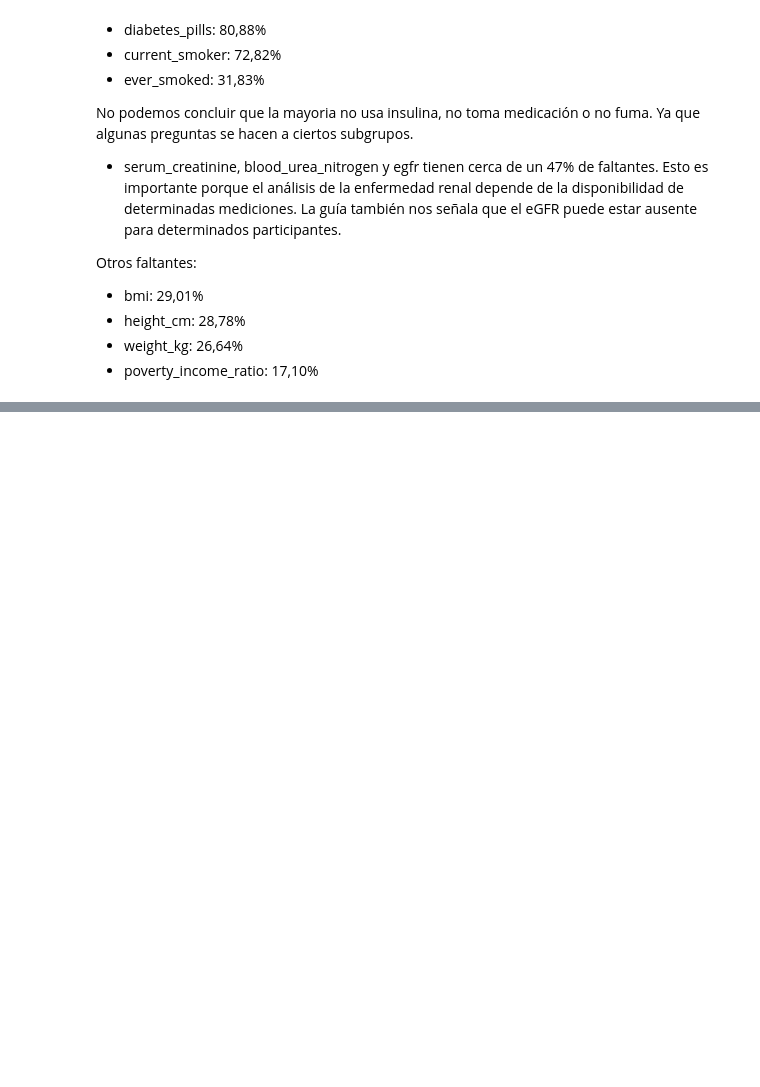
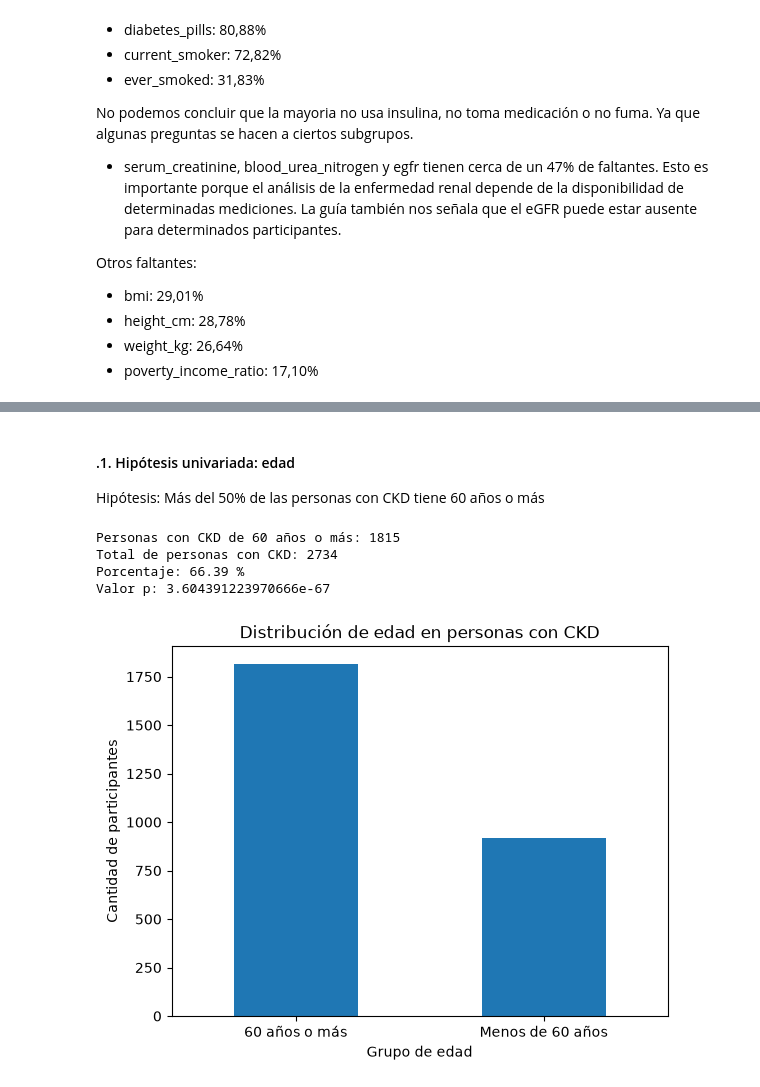
Before and after one commit to cnajurieta/TPEspecial-Fundamentos, a Jupyter notebook: TP_Especial_CKD_NHANES.ipynb, the cells around one changed output, grey strips where cells are left out. Drawn from its saved outputs; the diff is of its cells as text; code cells hidden in the pictures; blank space fills up the shorter version.

```diff
--- a/TP_Especial_CKD_NHANES.ipynb
+++ b/TP_Especial_CKD_NHANES.ipynb
@@ -515,0 +701,20 @@ Otros faltantes:
+# %%
+# Creamos una variable binaria para identificar la presencia de CKD
+
+df_limpio["ckd_status"] = df_limpio["ckd_stage"].map({
+    "No CKD": 0,
+    "Stage 1 (Kidney Damage)": 1,
+    "Stage 2 (Mildly Decreased)": 1,
+    "Stage 3a (Mild-Moderate)": 1,
+    "Stage 3b (Moderate-Severe)": 1,
+    "Stage 4 (Severely Decreased)": 1,
+    "Stage 5 (Kidney Failure)": 1
+})
+
+print("Cantidad de participantes por estado:")
+print(df_limpio["ckd_status"].value_counts(dropna=False))
+
+print("\nPorcentajes:")
+print(
+    (df_limpio["ckd_status"].value_counts(normalize=True, dropna=False) * 100).round(2)
+)
@@ -515,0 +735,11 @@ Otros faltantes:
+# %%
+# participantes cuyo estado renal es conocido
+df_analisis = df_limpio[df_limpio["ckd_status"].notna()].copy()
+
+# separamos participantes con y sin CKD
+df_ckd = df_analisis[df_analisis["ckd_status"] == 1].copy()
+df_no_ckd = df_analisis[df_analisis["ckd_status"] == 0].copy()
+
+print("Total de participantes analizados:", len(df_analisis))
+print("Participantes con CKD:", len(df_ckd))
+print("Participantes sin CKD:", len(df_no_ckd))
@@ -515,0 +774,42 @@ Otros faltantes:
+# %% [markdown]
+#### .1. Hipótesis univariada: edad
+Hipótesis: Más del 50% de las personas con CKD tiene 60 años o más
+# %%
+from scipy.stats import binomtest
+
+mayores_60 = (df_ckd["age"] >= 60).sum()
+total_ckd = len(df_ckd)
+
+proporcion = mayores_60 / total_ckd
+
+print("Personas con CKD de 60 años o más:", mayores_60)
+print("Total de personas con CKD:", total_ckd)
+print("Porcentaje:", round(proporcion * 100, 2), "%")
+
+resultado = binomtest(
+    mayores_60,
+    total_ckd,
+    p=0.5,
+    alternative="greater"
+)
+
+print("Valor p:", resultado.pvalue)
+# %% [output]
+Personas con CKD de 60 años o más: 1815
+Total de personas con CKD: 2734
+Porcentaje: 66.39 %
+Valor p: 3.604391223970666e-67
+# %%
+df_ckd["grupo_edad"] = df_ckd["age"].apply(
+    lambda x: "60 años o más" if x >= 60 else "Menos de 60 años"
+)
+
+df_ckd["grupo_edad"].value_counts().plot(
+    kind="bar",
+    title="Distribución de edad en personas con CKD",
+    xlabel="Grupo de edad",
+    ylabel="Cantidad de participantes",
+    rot=0
+);
+# %% [output]
+[figure, added]
```
Also changed, not shown: parts of 33 cells of this notebook, 1 other file.
